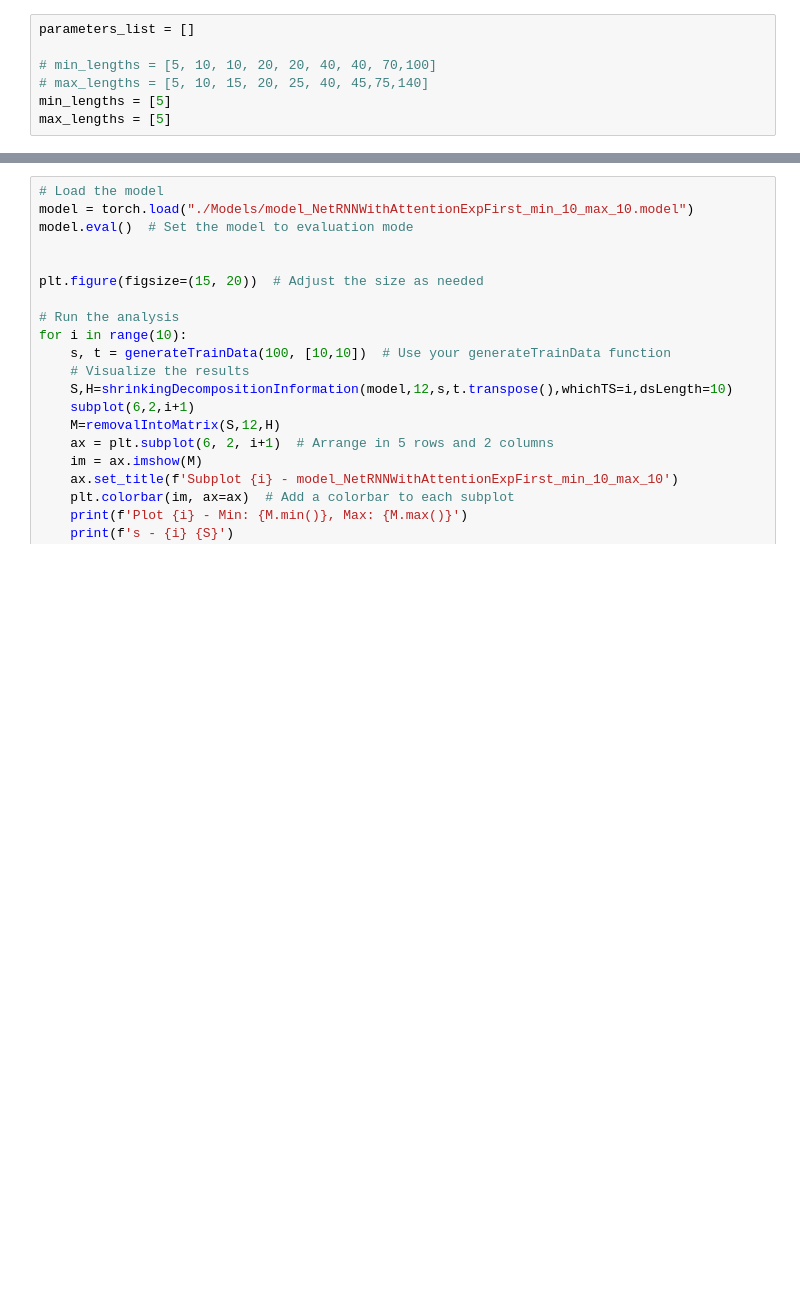
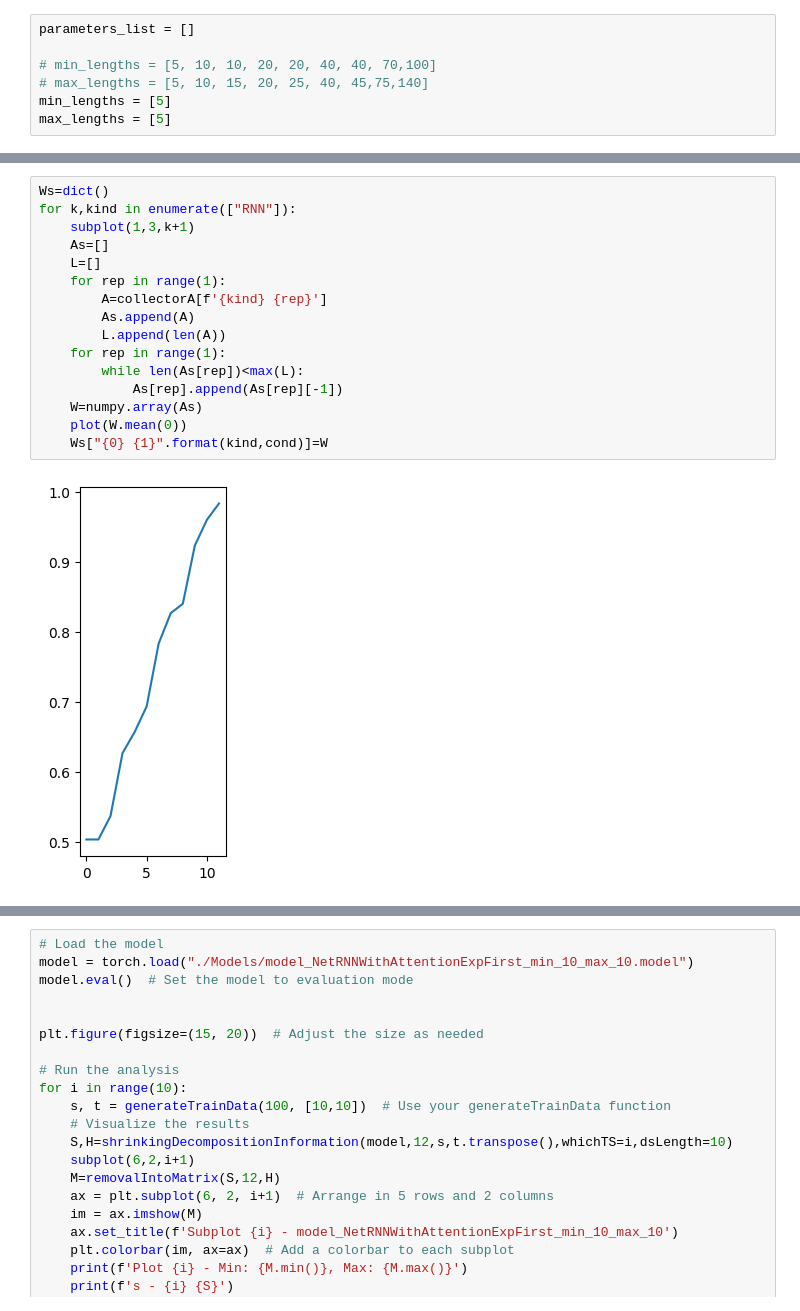
Before and after one commit to Ahmadar91/Master-sThesis, a Jupyter notebook: Attention.ipynb, the cells around one changed output, grey strips where cells are left out. Cells and saved outputs as stored; diff of their text form; blank space fills up the shorter version.

```diff
--- a/Attention.ipynb
+++ b/Attention.ipynb
@@ -864,3 +864,21 @@ NetGRUWithAttentionExpFirst Rep: 0   Epoch: 1     Acc: 0.9867 _min_5_max_5 Time:
+# %%
+Ws=dict()
+for k,kind in enumerate(["RNN"]):
+    subplot(1,3,k+1)
+    As=[]
+    L=[]
+    for rep in range(1):
+        A=collectorA[f'{kind} {rep}']
+        As.append(A)
+        L.append(len(A))
+    for rep in range(1):
+        while len(As[rep])<max(L):
+            As[rep].append(As[rep][-1])
+    W=numpy.array(As)
+    plot(W.mean(0))
+    Ws["{0} {1}".format(kind,cond)]=W
+# %% [output]
+[figure, added]
 # %%
 # Load the model
 model = torch.load("./models/model_RNN_min_10_max_10.model")
```
Also changed, not shown: parts of 18 cells of this notebook, 11 other files.
